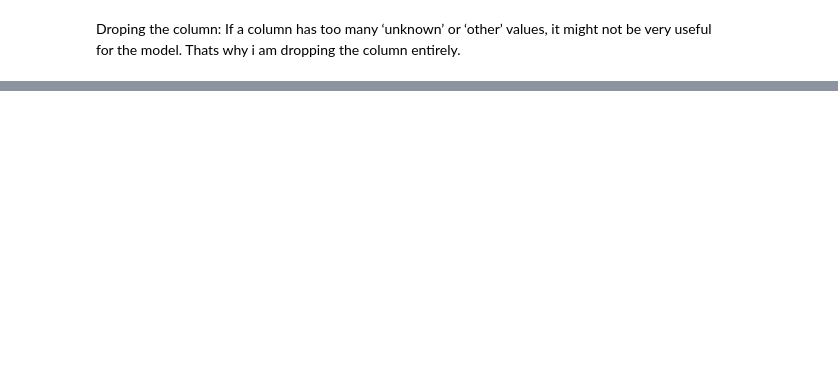
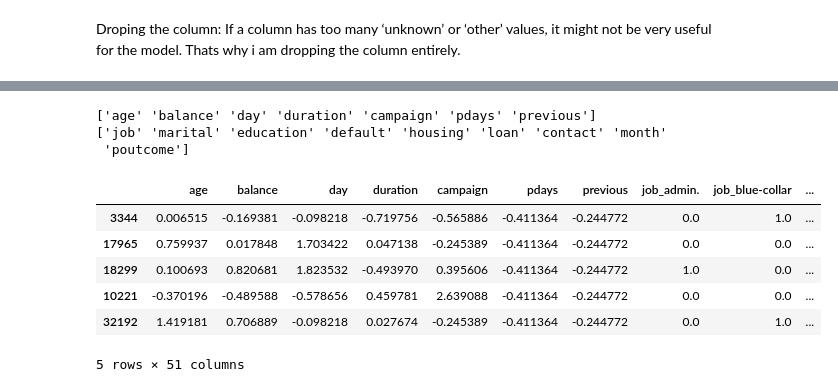
Before and after one commit to Bappy60/Bappy60, a Jupyter notebook: Final Lab Problem 2/Predicting_Customer_Behaviour_Using_Logistic_Regression.ipynb, the cells around one changed output, grey strips where cells are left out. Cells and saved outputs as stored; diff of their text form; code cells hidden in the pictures; blank space fills up the shorter version.

```diff
--- a/Final Lab Problem 2/Predicting_Customer_Behaviour_Using_Logistic_Regression.ipynb
+++ b/Final Lab Problem 2/Predicting_Customer_Behaviour_Using_Logistic_Regression.ipynb
@@ -226,0 +275,65 @@ data = df.drop(4)
+# %%
+numeric_features = X_train.select_dtypes(include=['float64', 'int64']).columns.values
+numeric_features = numeric_features[numeric_features != 'y']
+
+category_features = X_train.select_dtypes(include=['object', 'bool']).columns.values
+
+print(numeric_features)
+print(category_features)
+# %% [output]
+['age' 'balance' 'day' 'duration' 'campaign' 'pdays' 'previous']
+['job' 'marital' 'education' 'default' 'housing' 'loan' 'contact' 'month'
+ 'poutcome']
+# %%
+def dummify(ohe, x, columns):
+    transformed_array = ohe.transform(x)
+
+    # list of category columns
+    enc = ohe.named_transformers_['cat'].named_steps['onehot']
+    feature_lst = enc.get_feature_names_out(category_features.tolist())
+
+    cat_colnames = np.concatenate([feature_lst]).tolist()
+    all_colnames = numeric_features.tolist() + cat_colnames
+
+    # convert numpy array to dataframe
+    df = pd.DataFrame(transformed_array, index = x.index, columns = all_colnames)
+
+    return transformed_array, df
+# %%
+# impute missing numerical values with a median value, then scale the values
+numeric_transformer = Pipeline(steps=[
+    ('imputer', SimpleImputer(strategy='median')),
+    ('scaler', StandardScaler())])
+
+# impute missing categorical values using the 'missing' and one hot encode the categories
+categorical_transformer = Pipeline(steps=[
+    ('imputer', SimpleImputer(strategy='constant', fill_value='missing')),
+    ('onehot', OneHotEncoder(handle_unknown='ignore'))])
+
+# Each transformer is a three-element tuple that defines
+#                                 the name of the transformer,
+#                                 the transform to apply,
+#                                 and the column features to apply it to
+preprocessor = ColumnTransformer(
+    transformers=[
+        ('num', numeric_transformer, numeric_features),
+        ('cat', categorical_transformer, category_features)])
+
+ohe = preprocessor.fit(X_train)
+
+X_train_t = ohe.transform(X_train)
+X_test_t = ohe.transform(X_test)
+# %%
+# transform training and test set and then convert it to dataframe
+X_train_t_array, X_train_t = dummify(ohe, X_train, category_features)
+X_test_t_array, X_test_t = dummify(ohe, X_test, category_features)
+
+X_train_t.head()
+# %% [output]
+|  | age | balance | day | duration | campaign | pdays | previous | job_admin. | job_blue-collar | ... |
+| 3344 | 0.006515 | -0.169381 | -0.098218 | -0.719756 | -0.565886 | -0.411364 | -0.244772 | 0.0 | 1.0 | ... |
+| 17965 | 0.759937 | 0.017848 | 1.703422 | 0.047138 | -0.245389 | -0.411364 | -0.244772 | 0.0 | 0.0 | ... |
+| 18299 | 0.100693 | 0.820681 | 1.823532 | -0.493970 | 0.395606 | -0.411364 | -0.244772 | 1.0 | 0.0 | ... |
+| 10221 | -0.370196 | -0.489588 | -0.578656 | 0.459781 | 2.639088 | -0.411364 | -0.244772 | 0.0 | 0.0 | ... |
+| 32192 | 1.419181 | 0.706889 | -0.098218 | 0.027674 | -0.245389 | -0.411364 | -0.244772 | 0.0 | 1.0 | ... |
+5 rows × 51 columns
```
Also changed, not shown: parts of 34 cells of this notebook.
